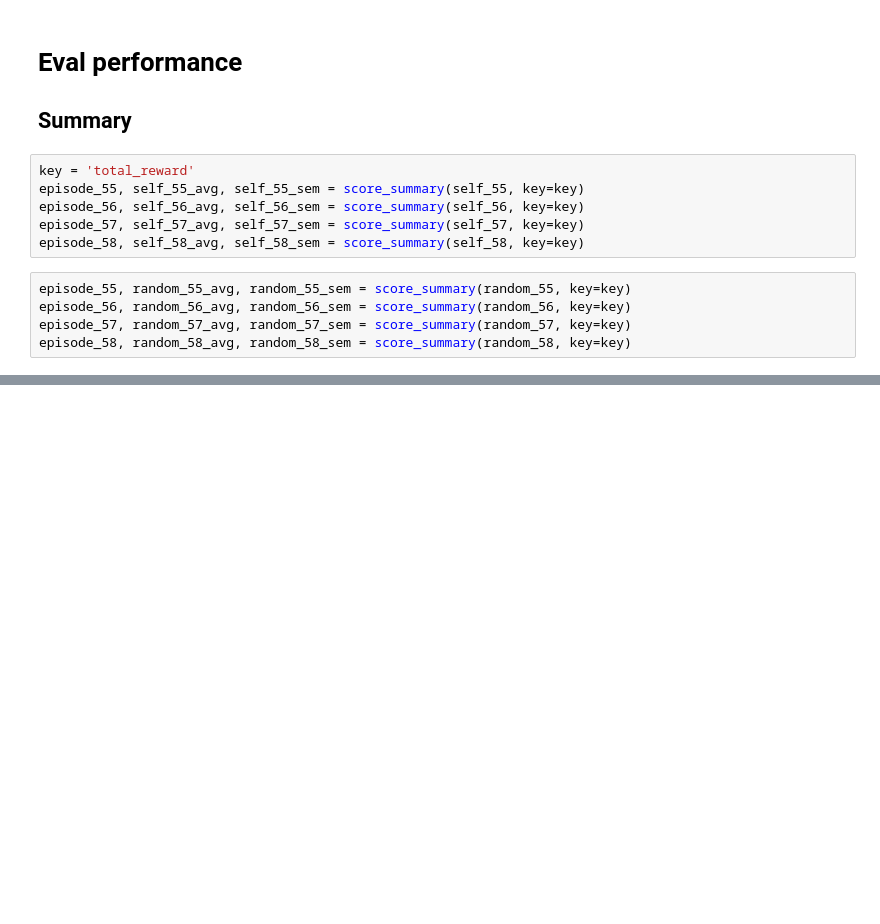
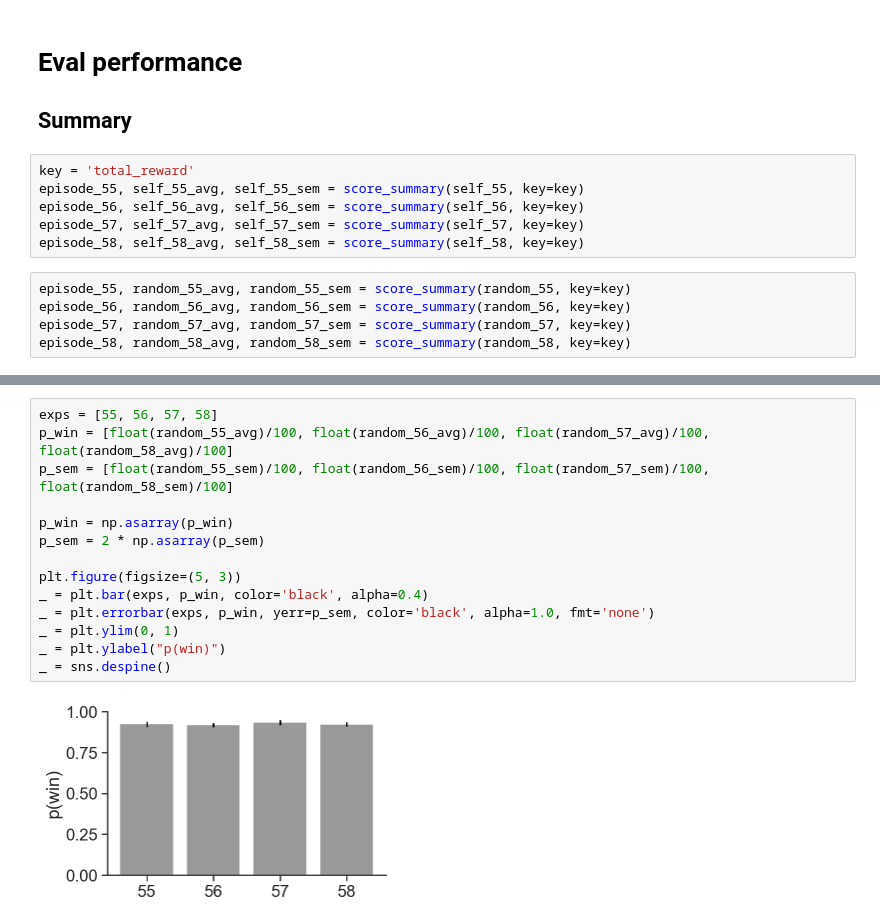
Before and after one commit to CoAxLab/azad, a Jupyter notebook: notebooks/wythoff_exp55-58.ipynb, the cells around one changed output, grey strips where cells are left out. Drawn from its saved outputs; the diff is of its cells as text; blank space fills up the shorter version.

```diff
--- a/notebooks/wythoff_exp55-58.ipynb
+++ b/notebooks/wythoff_exp55-58.ipynb
@@ -257,0 +278,16 @@ episode_58, random_58_avg, random_58_sem = score_summary(random_58, key=key)
+# %%
+exps = [55, 56, 57, 58]
+p_win = [float(random_55_avg)/100, float(random_56_avg)/100, float(random_57_avg)/100, float(random_58_avg)/100]
+p_sem = [float(random_55_sem)/100, float(random_56_sem)/100, float(random_57_sem)/100, float(random_58_sem)/100]
+
+p_win = np.asarray(p_win)
+p_sem = 2 * np.asarray(p_sem)
+
+plt.figure(figsize=(5, 3))
+_ = plt.bar(exps, p_win, color='black', alpha=0.4)
+_ = plt.errorbar(exps, p_win, yerr=p_sem, color='black', alpha=1.0, fmt='none')
+_ = plt.ylim(0, 1)
+_ = plt.ylabel("p(win)")
+_ = sns.despine()
+# %% [output]
+[figure, added]
```
Also changed, not shown: parts of 6 cells of this notebook.
